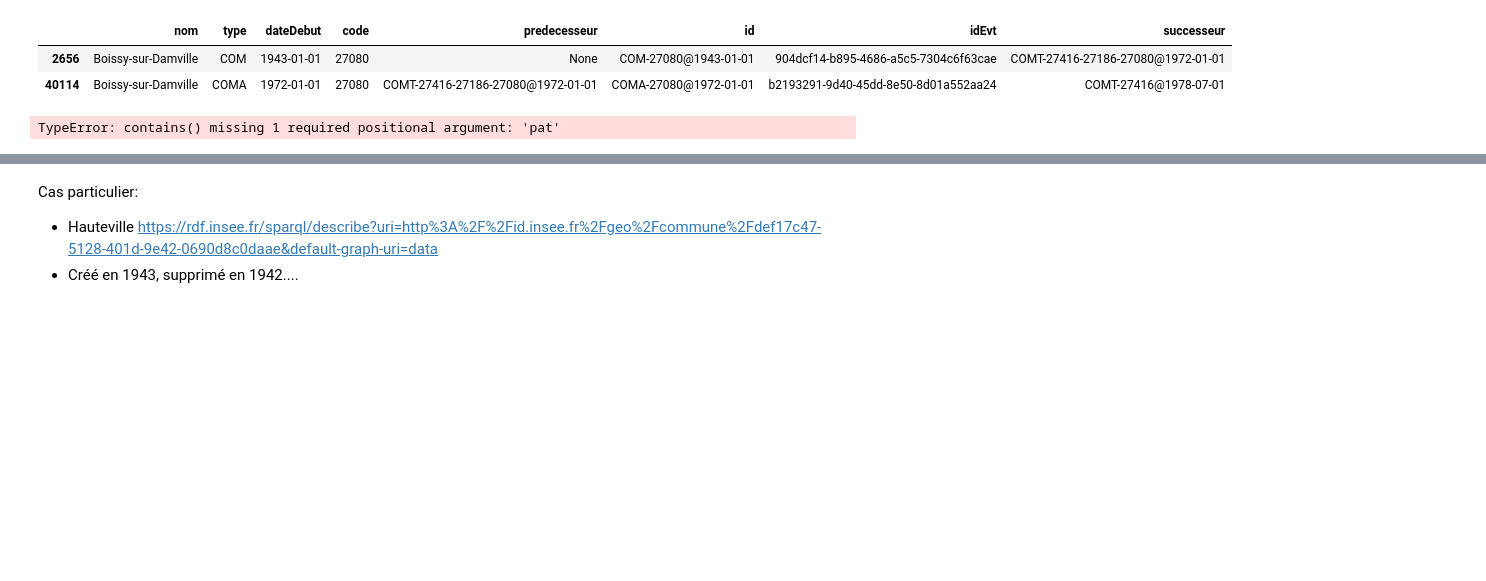
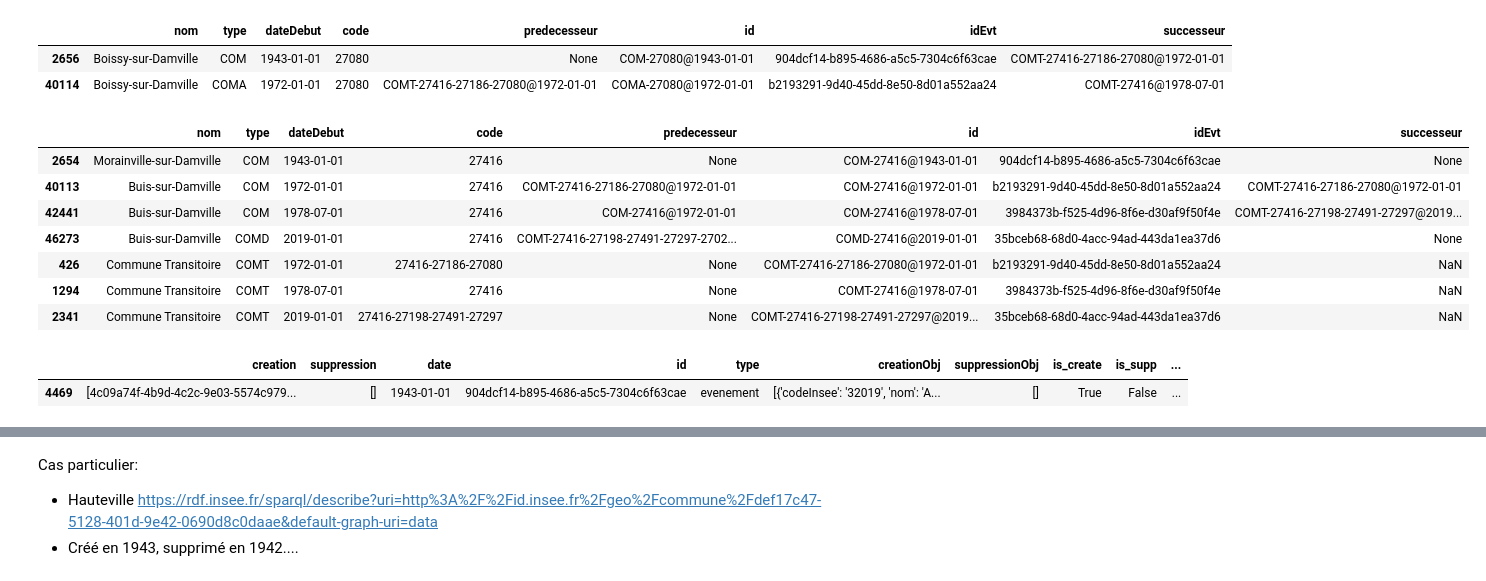
Before and after one commit to geoffreyaldebert/cog-sparql-analysis, a Jupyter notebook: 2_analysis.ipynb, the cells around one changed output, grey strips where cells are left out. Saved outputs shown, nothing was run; the diff lists cells and outputs as text; code cells hidden in the pictures; blank space fills up the shorter version.

```diff
--- a/2_analysis.ipynb
+++ b/2_analysis.ipynb
@@ -647,6 +606,18 @@ titi[titi['code'] == '27080']
 | 2656 | Boissy-sur-Damville | COM | 1943-01-01 | 27080 | None | COM-27080@1943-01-01 | 904dcf14-b895-4686-a5c5-7304c6f63cae | COMT-27416-27186-27080@1972-01-01 |
 | 40114 | Boissy-sur-Damville | COMA | 1972-01-01 | 27080 | COMT-27416-27186-27080@1972-01-01 | COMA-27080@1972-01-01 | b2193291-9d40-45dd-8e50-8d01a552aa24 | COMT-27416@1978-07-01 |
 # %%
-titi[titi['code'].str.contains() == '27416']
+titi[titi['code'].str.contains('27416')]
 # %% [output]
-TypeError: contains() missing 1 required positional argument: 'pat'
+|  | nom | type | dateDebut | code | predecesseur | id | idEvt | successeur |
+| 2654 | Morainville-sur-Damville | COM | 1943-01-01 | 27416 | None | COM-27416@1943-01-01 | 904dcf14-b895-4686-a5c5-7304c6f63cae | None |
+| 40113 | Buis-sur-Damville | COM | 1972-01-01 | 27416 | COMT-27416-27186-27080@1972-01-01 | COM-27416@1972-01-01 | b2193291-9d40-45dd-8e50-8d01a552aa24 | COMT-27416-27186-27080@1972-01-01 |
+| 42441 | Buis-sur-Damville | COM | 1978-07-01 | 27416 | COM-27416@1972-01-01 | COM-27416@1978-07-01 | 3984373b-f525-4d96-8f6e-d30af9f50f4e | COMT-27416-27198-27491-27297@2019... |
+| 46273 | Buis-sur-Damville | COMD | 2019-01-01 | 27416 | COMT-27416-27198-27491-27297-2702... | COMD-27416@2019-01-01 | 35bceb68-68d0-4acc-94ad-443da1ea37d6 | None |
+| 426 | Commune Transitoire | COMT | 1972-01-01 | 27416-27186-27080 | None | COMT-27416-27186-27080@1972-01-01 | b2193291-9d40-45dd-8e50-8d01a552aa24 | NaN |
+| 1294 | Commune Transitoire | COMT | 1978-07-01 | 27416 | None | COMT-27416@1978-07-01 | 3984373b-f525-4d96-8f6e-d30af9f50f4e | NaN |
+| 2341 | Commune Transitoire | COMT | 2019-01-01 | 27416-27198-27491-27297 | None | COMT-27416-27198-27491-27297@2019... | 35bceb68-68d0-4acc-94ad-443da1ea37d6 | NaN |
+# %%
+dfevt[dfevt['id'] == '904dcf14-b895-4686-a5c5-7304c6f63cae']
+# %% [output]
+|  | creation | suppression | date | id | type | creationObj | suppressionObj | is_create | is_supp | ... |
+| 4469 | [4c09a74f-4b9d-4c2c-9e03-5574c979... | [] | 1943-01-01 | 904dcf14-b895-4686-a5c5-7304c6f63cae | evenement | [{'codeInsee': '32019', 'nom': 'A... | [] | True | False | ... |
```
Also changed, not shown: parts of 12 cells of this notebook.
